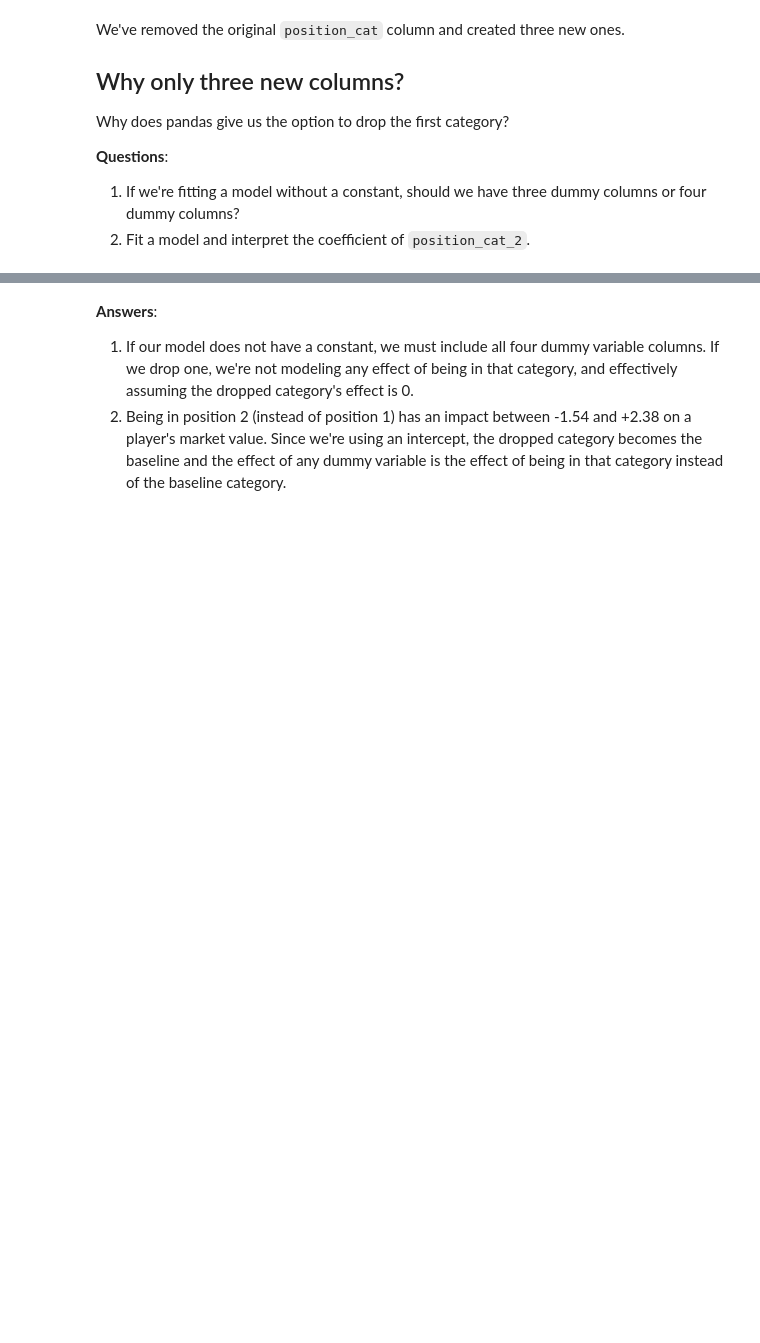
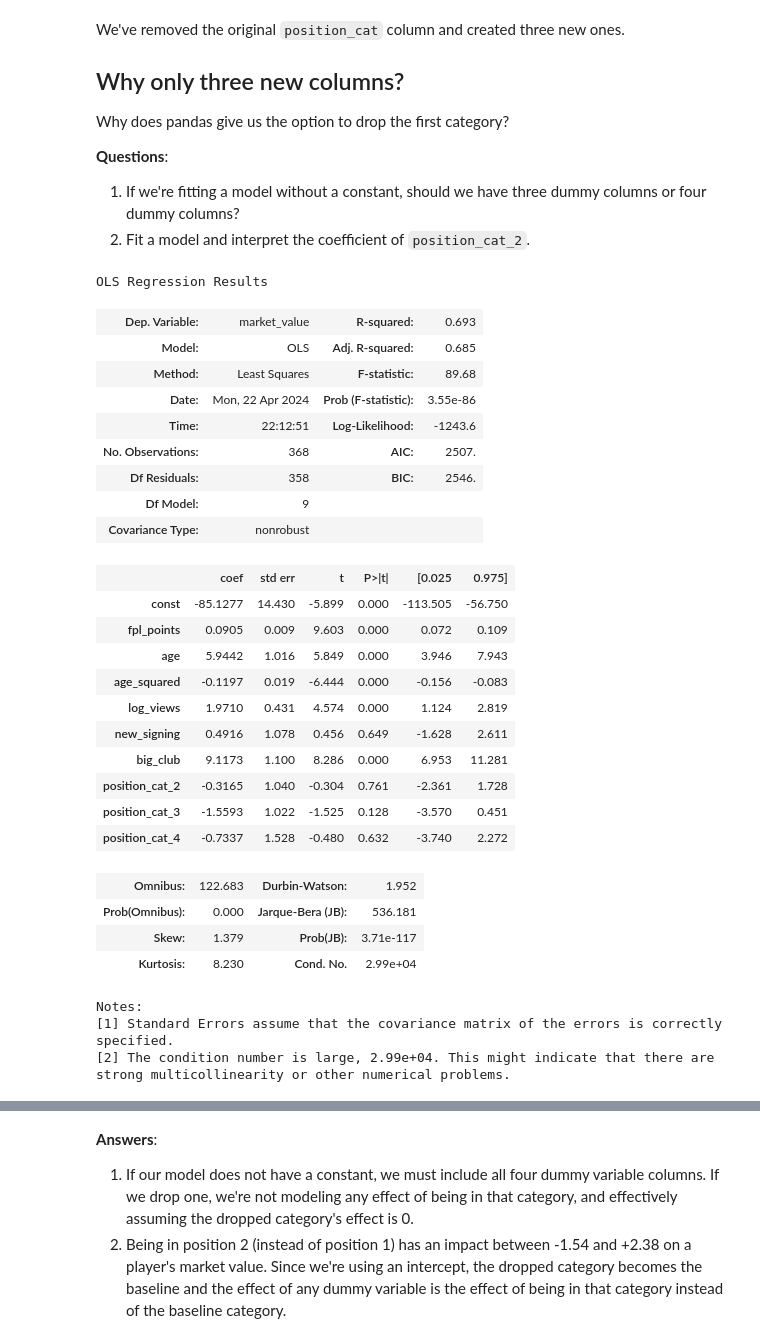
Before and after one commit to seifbouziane/ML-Workshop, a Jupyter notebook: LAB 3/Linear_Regression.ipynb, the cells around one changed output, grey strips where cells are left out. Saved outputs shown, nothing was run; the diff lists cells and outputs as text; code cells hidden in the pictures; blank space fills up the shorter version.

```diff
--- a/LAB 3/Linear_Regression.ipynb
+++ b/LAB 3/Linear_Regression.ipynb
@@ -452,7 +511,37 @@ Why does pandas give us the option to drop the first category?
 1. If we're fitting a model without a constant, should we have three dummy columns or four dummy columns?
 2. Fit a model and interpret the coefficient of `position_cat_2`.
 # %%
-resu = OLS(y_train, train_design_recoded).fit()
+resu = OLS(y_train, train_design_recoded.astype(float)).fit()
 resu.summary()
+# %% [output]
+OLS Regression Results
+| Dep. Variable: | market_value | R-squared: | 0.693 |
+| Model: | OLS | Adj. R-squared: | 0.685 |
+| Method: | Least Squares | F-statistic: | 89.68 |
+| Date: | Mon, 22 Apr 2024 | Prob (F-statistic): | 3.55e-86 |
+| Time: | 22:12:51 | Log-Likelihood: | -1243.6 |
+| No. Observations: | 368 | AIC: | 2507. |
+| Df Residuals: | 358 | BIC: | 2546. |
+| Df Model: | 9 |  |  |
+| Covariance Type: | nonrobust |  |  |
+|  | coef | std err | t | P>|t| | [0.025 | 0.975] |
+| const | -85.1277 | 14.430 | -5.899 | 0.000 | -113.505 | -56.750 |
+| fpl_points | 0.0905 | 0.009 | 9.603 | 0.000 | 0.072 | 0.109 |
+| age | 5.9442 | 1.016 | 5.849 | 0.000 | 3.946 | 7.943 |
+| age_squared | -0.1197 | 0.019 | -6.444 | 0.000 | -0.156 | -0.083 |
+| log_views | 1.9710 | 0.431 | 4.574 | 0.000 | 1.124 | 2.819 |
+| new_signing | 0.4916 | 1.078 | 0.456 | 0.649 | -1.628 | 2.611 |
+| big_club | 9.1173 | 1.100 | 8.286 | 0.000 | 6.953 | 11.281 |
+| position_cat_2 | -0.3165 | 1.040 | -0.304 | 0.761 | -2.361 | 1.728 |
+| position_cat_3 | -1.5593 | 1.022 | -1.525 | 0.128 | -3.570 | 0.451 |
+| position_cat_4 | -0.7337 | 1.528 | -0.480 | 0.632 | -3.740 | 2.272 |
+| Omnibus: | 122.683 | Durbin-Watson: | 1.952 |
+| Prob(Omnibus): | 0.000 | Jarque-Bera (JB): | 536.181 |
+| Skew: | 1.379 | Prob(JB): | 3.71e-117 |
+| Kurtosis: | 8.230 | Cond. No. | 2.99e+04 |
+Notes:
+[1] Standard Errors assume that the covariance matrix of the errors is correctly specified.
+[2] The condition number is large, 2.99e+04. This might indicate that there are
+strong multicollinearity or other numerical problems.
 # %%
 r2_score(y_test, resu.predict(test_design_recoded))
```
Also changed, not shown: parts of 12 cells of this notebook.
